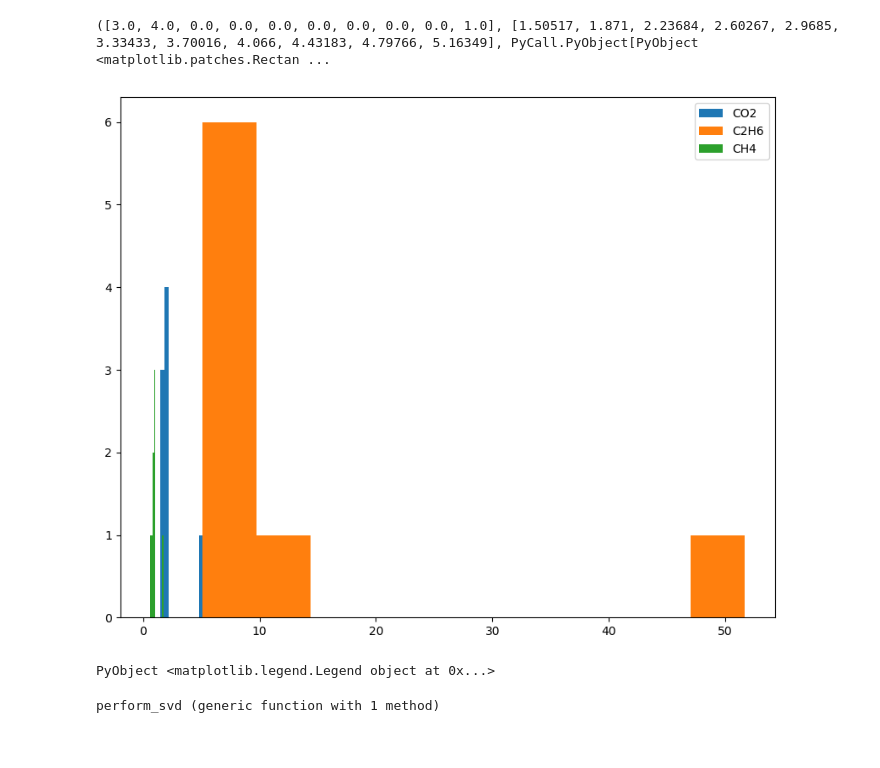
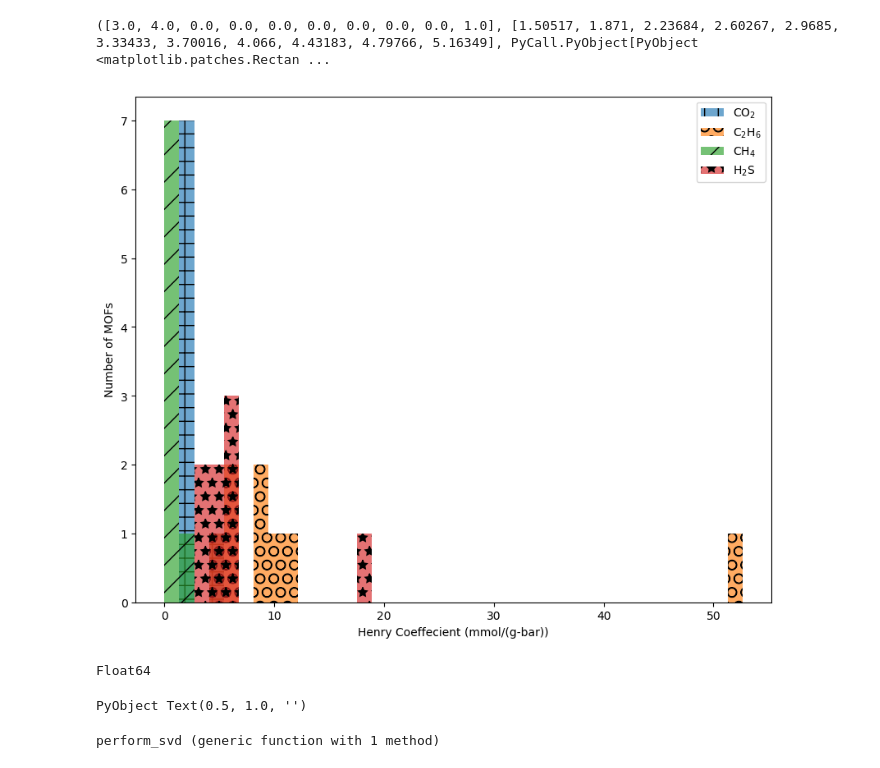
Before and after one commit to SimonEnsemble/sensor_arrays, a Jupyter notebook: src/Sensor_notebook.ipynb, the cells around one changed output. Saved outputs shown, nothing was run; the diff lists cells and outputs as text; code cells hidden in the pictures.

Commit message:
code updated from 11 October group meeting. Fixed bin size on histogram. Plot all responses doesn't need for loop

```diff
--- a/src/Sensor_notebook.ipynb
+++ b/src/Sensor_notebook.ipynb
@@ -44,16 +45,28 @@ plt[:hist](data)
 # %%
 function plot_histogram()
     fig = figure(figsize=(10,8))
-    gases = ["CO2", "C2H6", "CH4"]
-    for gas in gases
-        plt[:hist](df_henry[Symbol(gas * "_henry coefficient [mmol/(g-bar)]")], label = gas)
+    gases = ["CO2", "C2H6", "CH4", "H2S"]
+    gas_labels = [L"CO$_2$", L"C$_2$H$_6$", L"CH$_4$", L"H$_2$S"]
+    gas_textures = ["+", "O", "/", "*"]
+    bin_size = 1.35
+    maximum_value = maximum([maximum(df_henry[Symbol(gases[i] * "_henry coefficient [mmol/(g-bar)]")]) for i = 1:length(gases)])
+    print(typeof(maximum_value))
+    for (i, gas) in enumerate(gases)
+        plt[:hist](df_henry[Symbol(gas * "_henry coefficient [mmol/(g-bar)]")], label=gas_labels[i],
+            alpha=0.65, bins=range(0, stop=maximum_value + bin_size, step=bin_size), hatch=gas_textures[i])
     end
     legend()
+    # grid()
+    xlabel("Henry Coeffecient (mmol/(g-bar))")
+    ylabel("Number of MOFs")
+    title("")
+
 end
 plot_histogram()
 # %% [output]
-[figure, old version]
+[figure, new version]
-PyObject <matplotlib.legend.Legend object at 0x...>
+Float64
+PyObject Text(0.5, 1.0, '')
 # %%
 function perform_svd(gas1::AbstractString, gas2::AbstractString)
     #Should we create the program for comparing just two MOFs?
```
Also changed, not shown: parts of 4 cells of this notebook.
